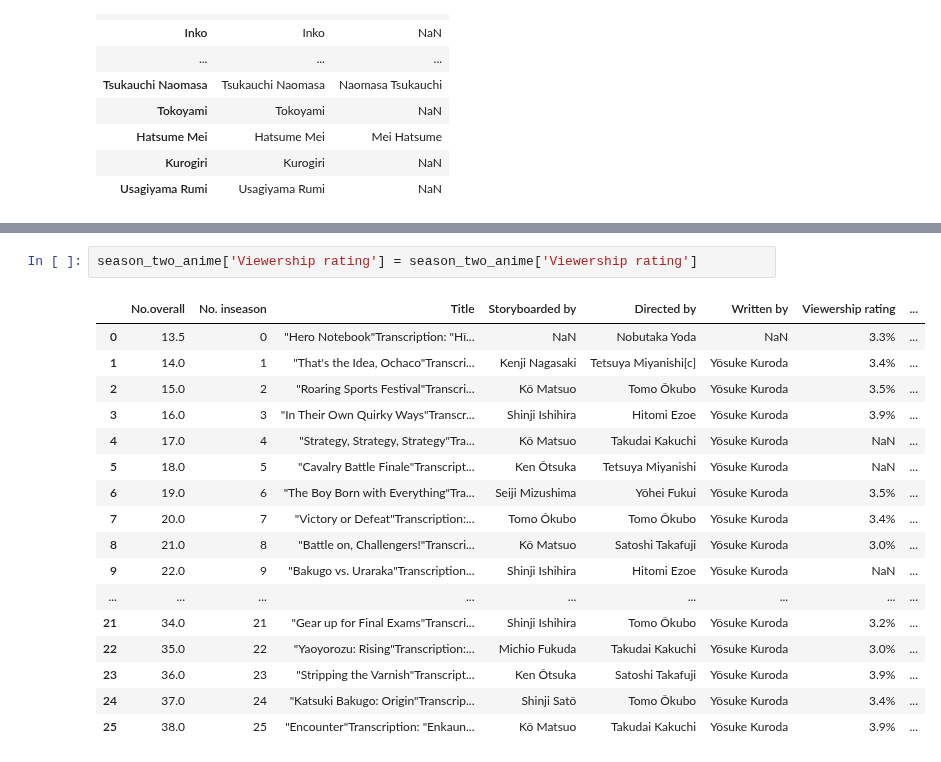
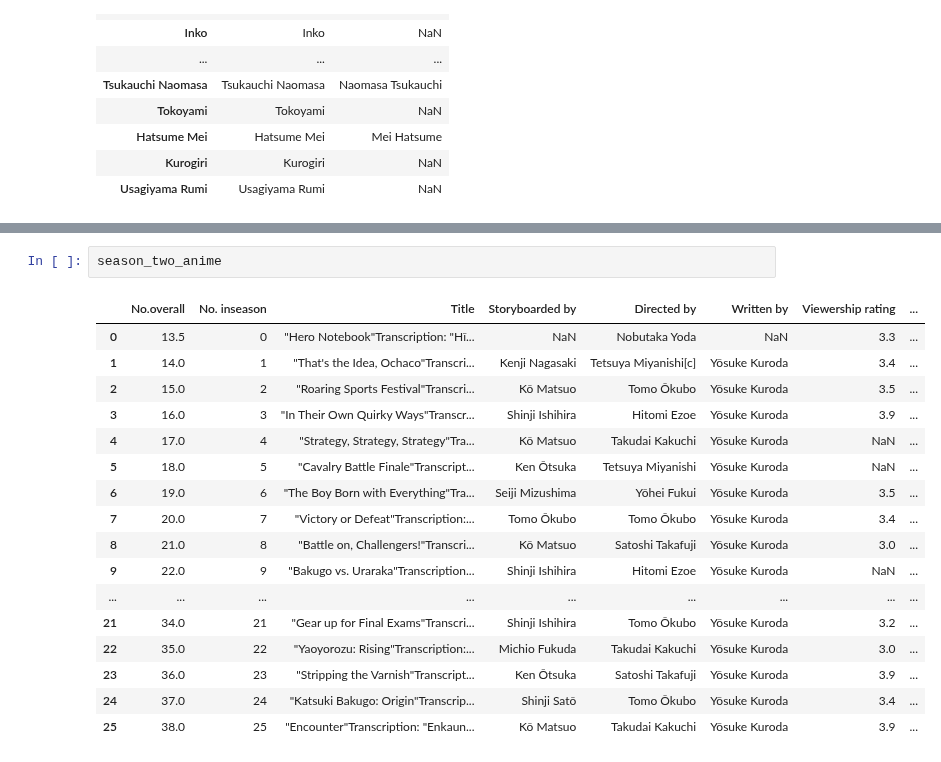
Before and after one commit to irwinjacky/AnimeShips, a Jupyter notebook: Statistics and Analysis of Characters and Anime .ipynb, the cells around one changed output, grey strips where cells are left out. Cells and saved outputs as stored; diff of their text form.

```diff
--- a/Statistics and Analysis of Characters and Anime .ipynb
+++ b/Statistics and Analysis of Characters and Anime .ipynb
@@ -228,20 +231,20 @@ TypeError: 'value' must be an instance of str or bytes, not a float
 # %%
-season_two_anime['Viewership rating'] = season_two_anime['Viewership rating']
+season_two_anime
 # %% [output]
 |  | No.overall | No. inseason | Title | Storyboarded by | Directed by | Written by | Viewership rating | ... |
-| 0 | 13.5 | 0 | "Hero Notebook"Transcription: "Hī... | NaN | Nobutaka Yoda | NaN | 3.3% | ... |
-| 1 | 14.0 | 1 | "That's the Idea, Ochaco"Transcri... | Kenji Nagasaki | Tetsuya Miyanishi[c] | Yōsuke Kuroda | 3.4% | ... |
-| 2 | 15.0 | 2 | "Roaring Sports Festival"Transcri... | Kō Matsuo | Tomo Ōkubo | Yōsuke Kuroda | 3.5% | ... |
-| 3 | 16.0 | 3 | "In Their Own Quirky Ways"Transcr... | Shinji Ishihira | Hitomi Ezoe | Yōsuke Kuroda | 3.9% | ... |
+| 0 | 13.5 | 0 | "Hero Notebook"Transcription: "Hī... | NaN | Nobutaka Yoda | NaN | 3.3 | ... |
+| 1 | 14.0 | 1 | "That's the Idea, Ochaco"Transcri... | Kenji Nagasaki | Tetsuya Miyanishi[c] | Yōsuke Kuroda | 3.4 | ... |
+| 2 | 15.0 | 2 | "Roaring Sports Festival"Transcri... | Kō Matsuo | Tomo Ōkubo | Yōsuke Kuroda | 3.5 | ... |
+| 3 | 16.0 | 3 | "In Their Own Quirky Ways"Transcr... | Shinji Ishihira | Hitomi Ezoe | Yōsuke Kuroda | 3.9 | ... |
 | 4 | 17.0 | 4 | "Strategy, Strategy, Strategy"Tra... | Kō Matsuo | Takudai Kakuchi | Yōsuke Kuroda | NaN | ... |
 | 5 | 18.0 | 5 | "Cavalry Battle Finale"Transcript... | Ken Ōtsuka | Tetsuya Miyanishi | Yōsuke Kuroda | NaN | ... |
-| 6 | 19.0 | 6 | "The Boy Born with Everything"Tra... | Seiji Mizushima | Yōhei Fukui | Yōsuke Kuroda | 3.5% | ... |
-| 7 | 20.0 | 7 | "Victory or Defeat"Transcription:... | Tomo Ōkubo | Tomo Ōkubo | Yōsuke Kuroda | 3.4% | ... |
-| 8 | 21.0 | 8 | "Battle on, Challengers!"Transcri... | Kō Matsuo | Satoshi Takafuji | Yōsuke Kuroda | 3.0% | ... |
+| 6 | 19.0 | 6 | "The Boy Born with Everything"Tra... | Seiji Mizushima | Yōhei Fukui | Yōsuke Kuroda | 3.5 | ... |
+| 7 | 20.0 | 7 | "Victory or Defeat"Transcription:... | Tomo Ōkubo | Tomo Ōkubo | Yōsuke Kuroda | 3.4 | ... |
+| 8 | 21.0 | 8 | "Battle on, Challengers!"Transcri... | Kō Matsuo | Satoshi Takafuji | Yōsuke Kuroda | 3.0 | ... |
 | 9 | 22.0 | 9 | "Bakugo vs. Uraraka"Transcription... | Shinji Ishihira | Hitomi Ezoe | Yōsuke Kuroda | NaN | ... |
 | ... | ... | ... | ... | ... | ... | ... | ... | ... |
-| 21 | 34.0 | 21 | "Gear up for Final Exams"Transcri... | Shinji Ishihira | Tomo Ōkubo | Yōsuke Kuroda | 3.2% | ... |
-| 22 | 35.0 | 22 | "Yaoyorozu: Rising"Transcription:... | Michio Fukuda | Takudai Kakuchi | Yōsuke Kuroda | 3.0% | ... |
-| 23 | 36.0 | 23 | "Stripping the Varnish"Transcript... | Ken Ōtsuka | Satoshi Takafuji | Yōsuke Kuroda | 3.9% | ... |
-| 24 | 37.0 | 24 | "Katsuki Bakugo: Origin"Transcrip... | Shinji Satō | Tomo Ōkubo | Yōsuke Kuroda | 3.4% | ... |
-| 25 | 38.0 | 25 | "Encounter"Transcription: "Enkaun... | Kō Matsuo | Takudai Kakuchi | Yōsuke Kuroda | 3.9% | ... |
+| 21 | 34.0 | 21 | "Gear up for Final Exams"Transcri... | Shinji Ishihira | Tomo Ōkubo | Yōsuke Kuroda | 3.2 | ... |
+| 22 | 35.0 | 22 | "Yaoyorozu: Rising"Transcription:... | Michio Fukuda | Takudai Kakuchi | Yōsuke Kuroda | 3.0 | ... |
+| 23 | 36.0 | 23 | "Stripping the Varnish"Transcript... | Ken Ōtsuka | Satoshi Takafuji | Yōsuke Kuroda | 3.9 | ... |
+| 24 | 37.0 | 24 | "Katsuki Bakugo: Origin"Transcrip... | Shinji Satō | Tomo Ōkubo | Yōsuke Kuroda | 3.4 | ... |
+| 25 | 38.0 | 25 | "Encounter"Transcription: "Enkaun... | Kō Matsuo | Takudai Kakuchi | Yōsuke Kuroda | 3.9 | ... |
```
Also changed, not shown: parts of 1 cell of this notebook, 6 other files.
